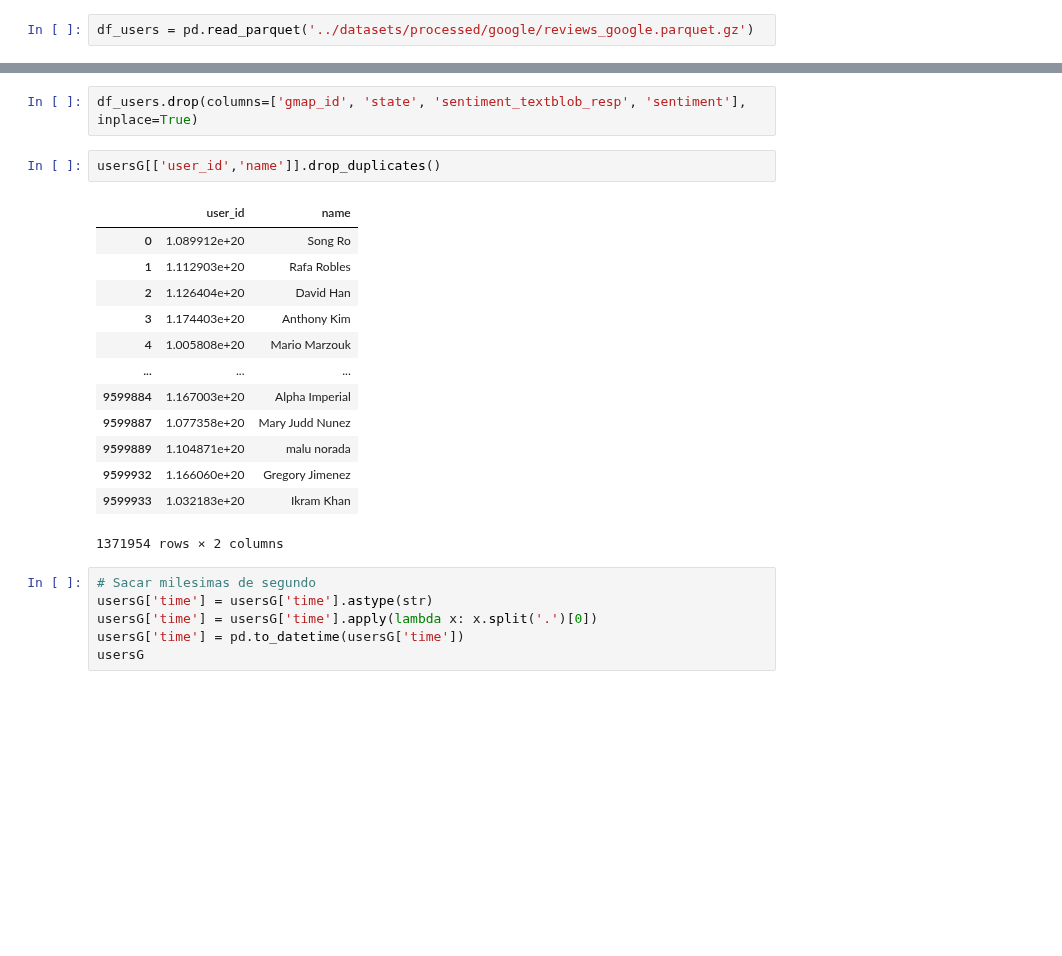
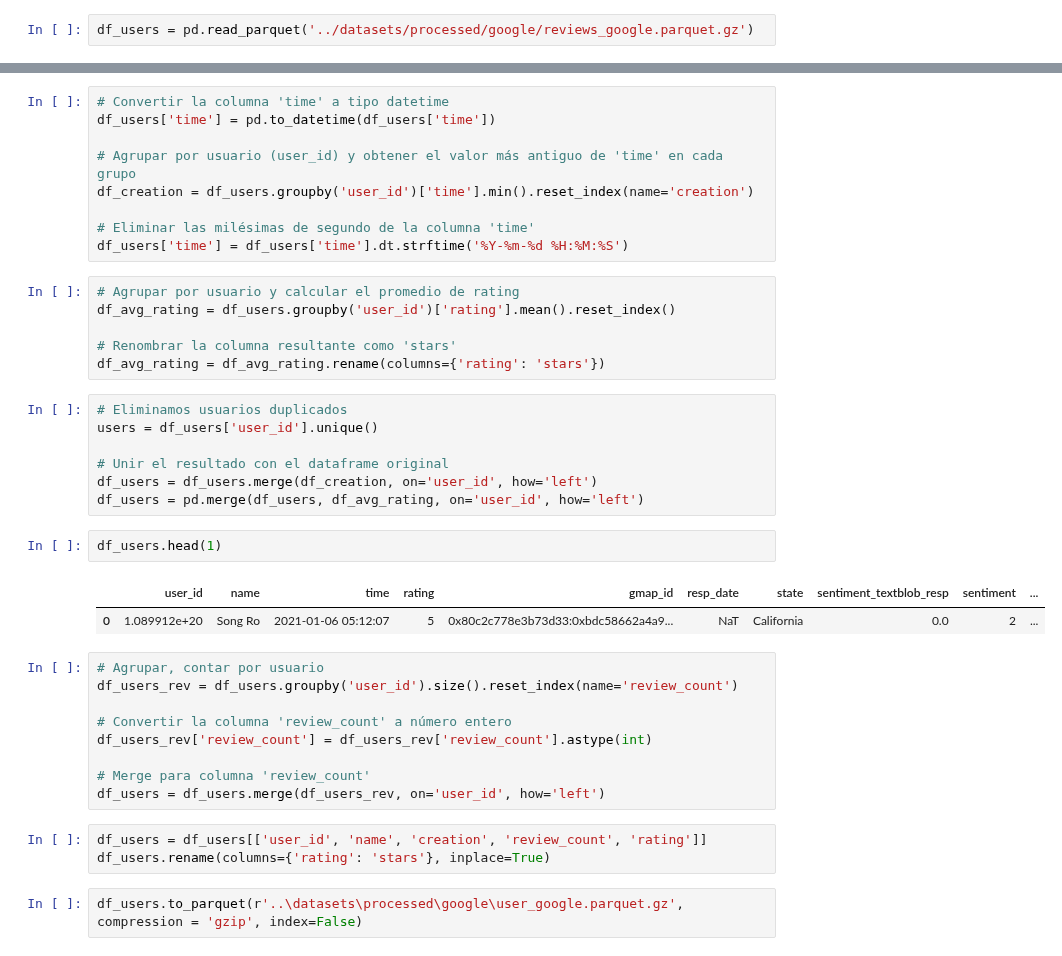
Before and after one commit to Paniceres/GP_Henry, a Jupyter notebook: etl-eda/etl_user_google.ipynb, the cells around one changed output, grey strips where cells are left out. Cells and saved outputs as stored; diff of their text form; blank space fills up the shorter version.

```diff
--- a/etl-eda/etl_user_google.ipynb
+++ b/etl-eda/etl_user_google.ipynb
@@ -9,27 +7,44 @@ df_users.head(1)
 # %% [output]
 |  | user_id | name | time | rating | gmap_id | resp_date | state | sentiment_textblob_resp | sentiment |
 | 0 | 1.089912e+20 | Song Ro | 2021-01-06 05:12:07.056 | 5 | 0x80c2c778e3b73d33:0xbdc58662a4a9... | NaT | California | 0.0 | 2 |
-# %%
-df_users.drop(columns=['gmap_id', 'state', 'sentiment_textblob_resp', 'sentiment'], inplace=True)
-# %%
-usersG[['user_id','name']].drop_duplicates()
-# %% [output]
-|  | user_id | name |
-| 0 | 1.089912e+20 | Song Ro |
-| 1 | 1.112903e+20 | Rafa Robles |
-| 2 | 1.126404e+20 | David Han |
-| 3 | 1.174403e+20 | Anthony Kim |
-| 4 | 1.005808e+20 | Mario Marzouk |
-| ... | ... | ... |
-| 9599884 | 1.167003e+20 | Alpha Imperial |
-| 9599887 | 1.077358e+20 | Mary Judd Nunez |
-| 9599889 | 1.104871e+20 | malu norada |
-| 9599932 | 1.166060e+20 | Gregory Jimenez |
-| 9599933 | 1.032183e+20 | Ikram Khan |
-1371954 rows × 2 columns
-# %%
-# Sacar milesimas de segundo
-usersG['time'] = usersG['time'].astype(str)
-usersG['time'] = usersG['time'].apply(lambda x: x.split('.')[0])
-usersG['time'] = pd.to_datetime(usersG['time'])
-usersG
+# %%
+# Convertir la columna 'time' a tipo datetime
+df_users['time'] = pd.to_datetime(df_users['time'])
+
+# Agrupar por usuario (user_id) y obtener el valor más antiguo de 'time' en cada grupo
+df_creation = df_users.groupby('user_id')['time'].min().reset_index(name='creation')
+
+# Eliminar las milésimas de segundo de la columna 'time'
+df_users['time'] = df_users['time'].dt.strftime('%Y-%m-%d %H:%M:%S')
+# %%
+# Agrupar por usuario y calcular el promedio de rating
+df_avg_rating = df_users.groupby('user_id')['rating'].mean().reset_index()
+
+# Renombrar la columna resultante como 'stars'
+df_avg_rating = df_avg_rating.rename(columns={'rating': 'stars'})
+# %%
+# Eliminamos usuarios duplicados
+users = df_users['user_id'].unique()
+
+# Unir el resultado con el dataframe original
+df_users = df_users.merge(df_creation, on='user_id', how='left')
+df_users = pd.merge(df_users, df_avg_rating, on='user_id', how='left')
+# %%
+df_users.head(1)
+# %% [output]
+|  | user_id | name | time | rating | gmap_id | resp_date | state | sentiment_textblob_resp | sentiment | ... |
+| 0 | 1.089912e+20 | Song Ro | 2021-01-06 05:12:07 | 5 | 0x80c2c778e3b73d33:0xbdc58662a4a9... | NaT | California | 0.0 | 2 | ... |
+# %%
+# Agrupar, contar por usuario
+df_users_rev = df_users.groupby('user_id').size().reset_index(name='review_count')
+
+# Convertir la columna 'review_count' a número entero
+df_users_rev['review_count'] = df_users_rev['review_count'].astype(int)
+
+# Merge para columna 'review_count'
+df_users = df_users.merge(df_users_rev, on='user_id', how='left')
+# %%
+df_users = df_users[['user_id', 'name', 'creation', 'review_count', 'rating']]
+df_users.rename(columns={'rating': 'stars'}, inplace=True)
+# %%
+df_users.to_parquet(r'..\datasets\processed\google\user_google.parquet.gz', compression = 'gzip', index=False)
```
Also changed, not shown: parts of 2 cells of this notebook, 3 other files.
